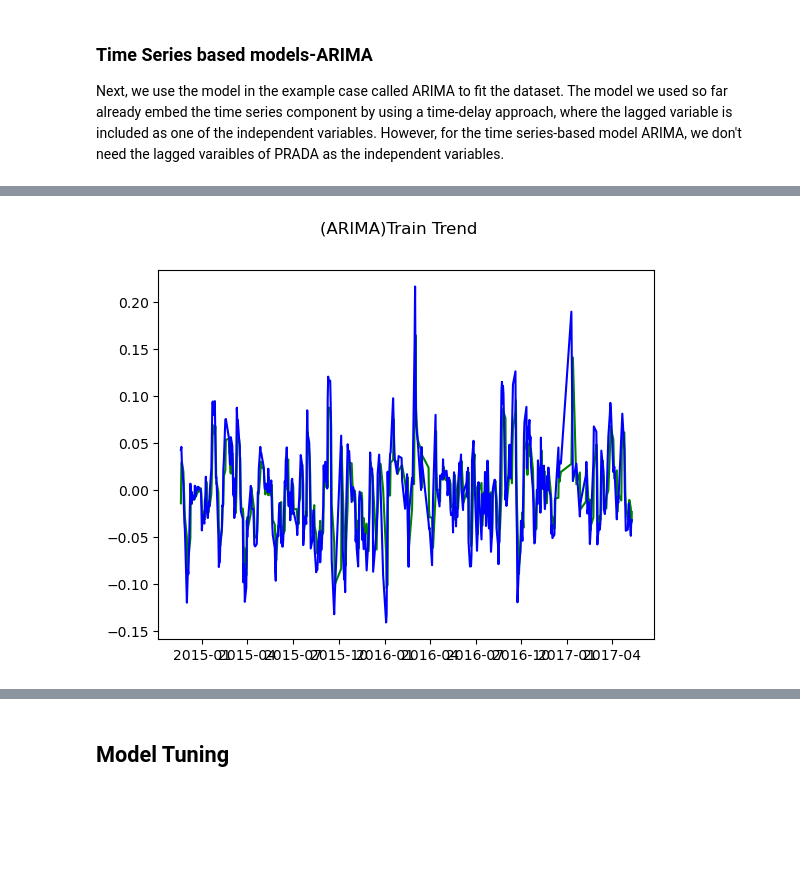
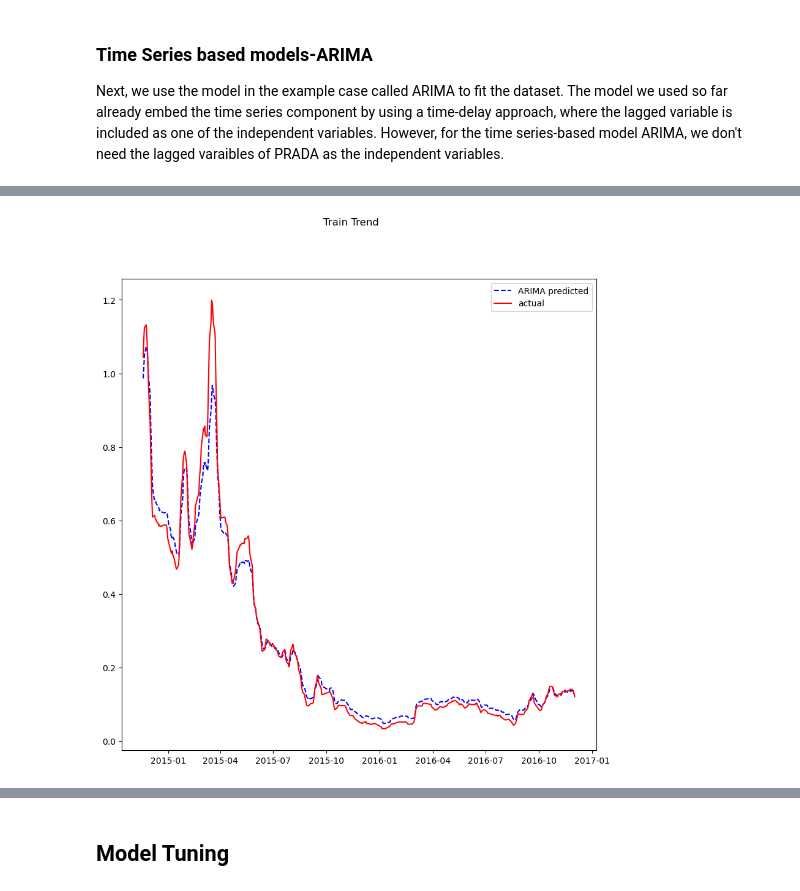
Before and after one commit to cmgun/ML-practice, a Jupyter notebook: game/HKPrada/homework.ipynb, the cells around one changed output, grey strips where cells are left out. Saved outputs shown, nothing was run; the diff lists cells and outputs as text; code cells hidden in the pictures; blank space fills up the shorter version.

```diff
--- a/game/HKPrada/homework.ipynb
+++ b/game/HKPrada/homework.ipynb
@@ -343,7 +343,7 @@ Y: PRADA Future Returns(lagged 5 days)
 ### Train-test split
 As we are going to use time series model, so we need to split data set in continous series.
 # %%
-validation_size = 0.2
+validation_size = 0.3
 
 train_size = int(len(X) * (1-validation_size))
 X_train, X_test = X[0:train_size], X[train_size:len(X)]
@@ -506,11 +488,13 @@ pyplot.show()
 # %%
-# Y_train, model_fit.fittedvalues
-fig = pyplot.figure()
-fig.suptitle('(ARIMA)Train Trend')
+# Train Trend
+fig = pyplot.figure(figsize=(10, 10))
+fig.suptitle('Train Trend')
 # predict
-pyplot.plot(Y_train.index, model_fit.fittedvalues, color='green')
-pyplot.plot(Y_train.index, Y_train['PRADA_pred'], color='blue')
+pyplot.plot(Y_train.index, np.exp(model_fit.fittedvalues).cumprod(), 'b--', label='ARIMA predicted')
+# pyplot.plot(Y_train.index, np.exp(train_predicts[0]).cumprod(), 'g--', label='LR predicted')
+pyplot.plot(Y_train.index, np.exp(Y_train['PRADA_pred']).cumprod(), 'r', label='actual')
+pyplot.legend()
 # Y_test
 pyplot.show()
 # %% [output]
-[figure, old version]
+[figure, new version]
```
Also changed, not shown: parts of 18 cells of this notebook.
